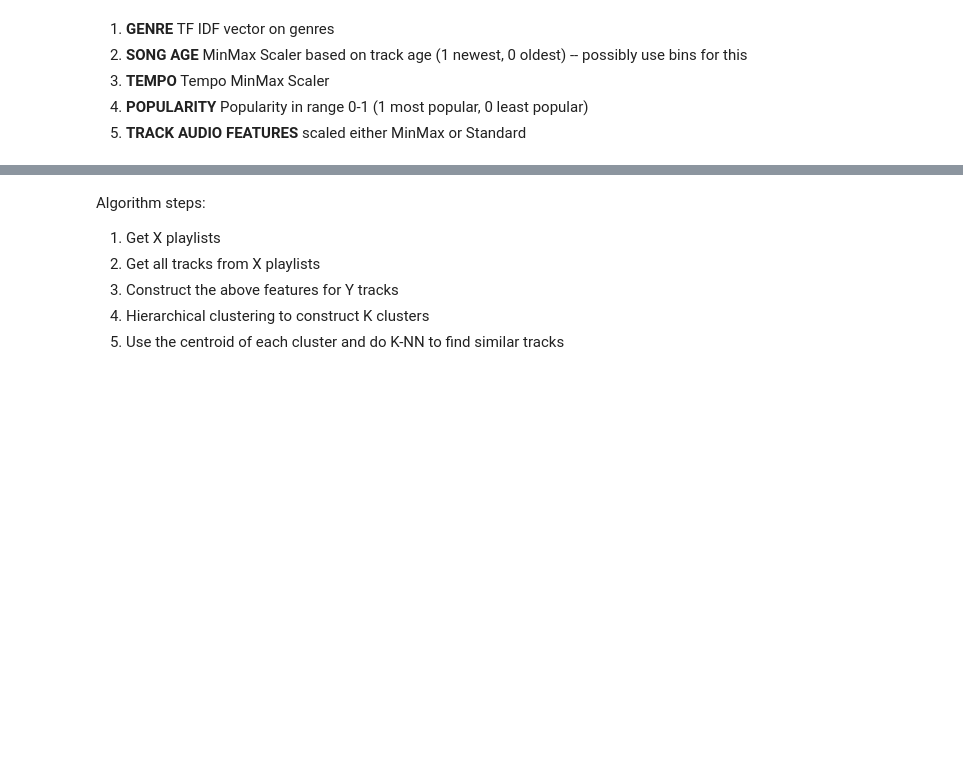
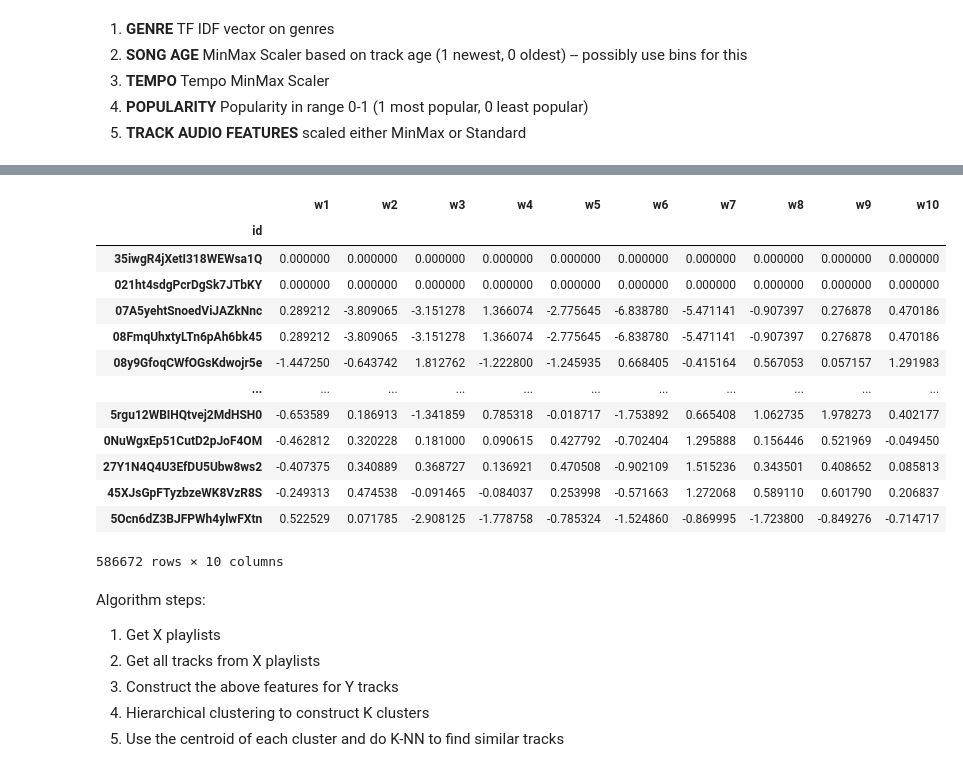
Before and after one commit to taslanidis/Music-Recommender, a Jupyter notebook: analyses/descriptive_track_algorithm.ipynb, the cells around one changed output, grey strips where cells are left out. Cells and saved outputs as stored; diff of their text form; code cells hidden in the pictures; blank space fills up the shorter version.

```diff
--- a/analyses/descriptive_track_algorithm.ipynb
+++ b/analyses/descriptive_track_algorithm.ipynb
@@ -167,3 +190,48 @@ df_db_track_with_genres
+# %%
+from numpy.typing import NDArray
+
+def create_sentence_embedding(
+    sentence_tokenized: List[str],
+    weights_per_word: NDArray,
+    tfidf_vocab
+) -> NDArray:
+    sentence_vector = np.zeros(w2v_features,)
+    for word in sentence_tokenized:
+        weight = weights_per_word[tfidf_vocab.index(word)]
+        word_vector = model_w2v.wv[word]
+        word_vector = word_vector * weight
+        sentence_vector += word_vector
+    return sentence_vector / len(sentence_tokenized) if len(sentence_tokenized) > 0 else np.zeros(w2v_features,)
+# %%
+# tf idf weighting
+tfidf_genre_weights = tfidf.transform(genres_text).toarray()
+
+# w2v
+track_genres_embeddings = [
+    create_sentence_embedding(track_genres, tfidf_track_genre_weights, list(tfidf.get_feature_names_out()))
+        for track_genres, tfidf_track_genre_weights in zip(genres_text_tokenized, tfidf_genre_weights)
+]
+
+
+df_db_track_with_genres = pd.DataFrame(track_genres_embeddings, columns=[f"w{i+1}" for i in range(w2v_features)])
+df_db_track_with_genres['id'] = df_db_tracks['id'].to_list()
+df_db_track_with_genres.set_index('id', inplace=True)
+df_db_track_with_genres
+# %% [output]
+|  | w1 | w2 | w3 | w4 | w5 | w6 | w7 | w8 | w9 | w10 |
+| id |  |  |  |  |  |  |  |  |  |  |
+| 35iwgR4jXetI318WEWsa1Q | 0.000000 | 0.000000 | 0.000000 | 0.000000 | 0.000000 | 0.000000 | 0.000000 | 0.000000 | 0.000000 | 0.000000 |
+| 021ht4sdgPcrDgSk7JTbKY | 0.000000 | 0.000000 | 0.000000 | 0.000000 | 0.000000 | 0.000000 | 0.000000 | 0.000000 | 0.000000 | 0.000000 |
+| 07A5yehtSnoedViJAZkNnc | 0.289212 | -3.809065 | -3.151278 | 1.366074 | -2.775645 | -6.838780 | -5.471141 | -0.907397 | 0.276878 | 0.470186 |
+| 08FmqUhxtyLTn6pAh6bk45 | 0.289212 | -3.809065 | -3.151278 | 1.366074 | -2.775645 | -6.838780 | -5.471141 | -0.907397 | 0.276878 | 0.470186 |
+| 08y9GfoqCWfOGsKdwojr5e | -1.447250 | -0.643742 | 1.812762 | -1.222800 | -1.245935 | 0.668405 | -0.415164 | 0.567053 | 0.057157 | 1.291983 |
+| ... | ... | ... | ... | ... | ... | ... | ... | ... | ... | ... |
+| 5rgu12WBIHQtvej2MdHSH0 | -0.653589 | 0.186913 | -1.341859 | 0.785318 | -0.018717 | -1.753892 | 0.665408 | 1.062735 | 1.978273 | 0.402177 |
+| 0NuWgxEp51CutD2pJoF4OM | -0.462812 | 0.320228 | 0.181000 | 0.090615 | 0.427792 | -0.702404 | 1.295888 | 0.156446 | 0.521969 | -0.049450 |
+| 27Y1N4Q4U3EfDU5Ubw8ws2 | -0.407375 | 0.340889 | 0.368727 | 0.136921 | 0.470508 | -0.902109 | 1.515236 | 0.343501 | 0.408652 | 0.085813 |
+| 45XJsGpFTyzbzeWK8VzR8S | -0.249313 | 0.474538 | -0.091465 | -0.084037 | 0.253998 | -0.571663 | 1.272068 | 0.589110 | 0.601790 | 0.206837 |
+| 5Ocn6dZ3BJFPWh4ylwFXtn | 0.522529 | 0.071785 | -2.908125 | -1.778758 | -0.785324 | -1.524860 | -0.869995 | -1.723800 | -0.849276 | -0.714717 |
+586672 rows × 10 columns
 # %%
 from sklearn.preprocessing import MinMaxScaler
 # %%
```
Also changed, not shown: parts of 20 cells of this notebook, 2 other files.
